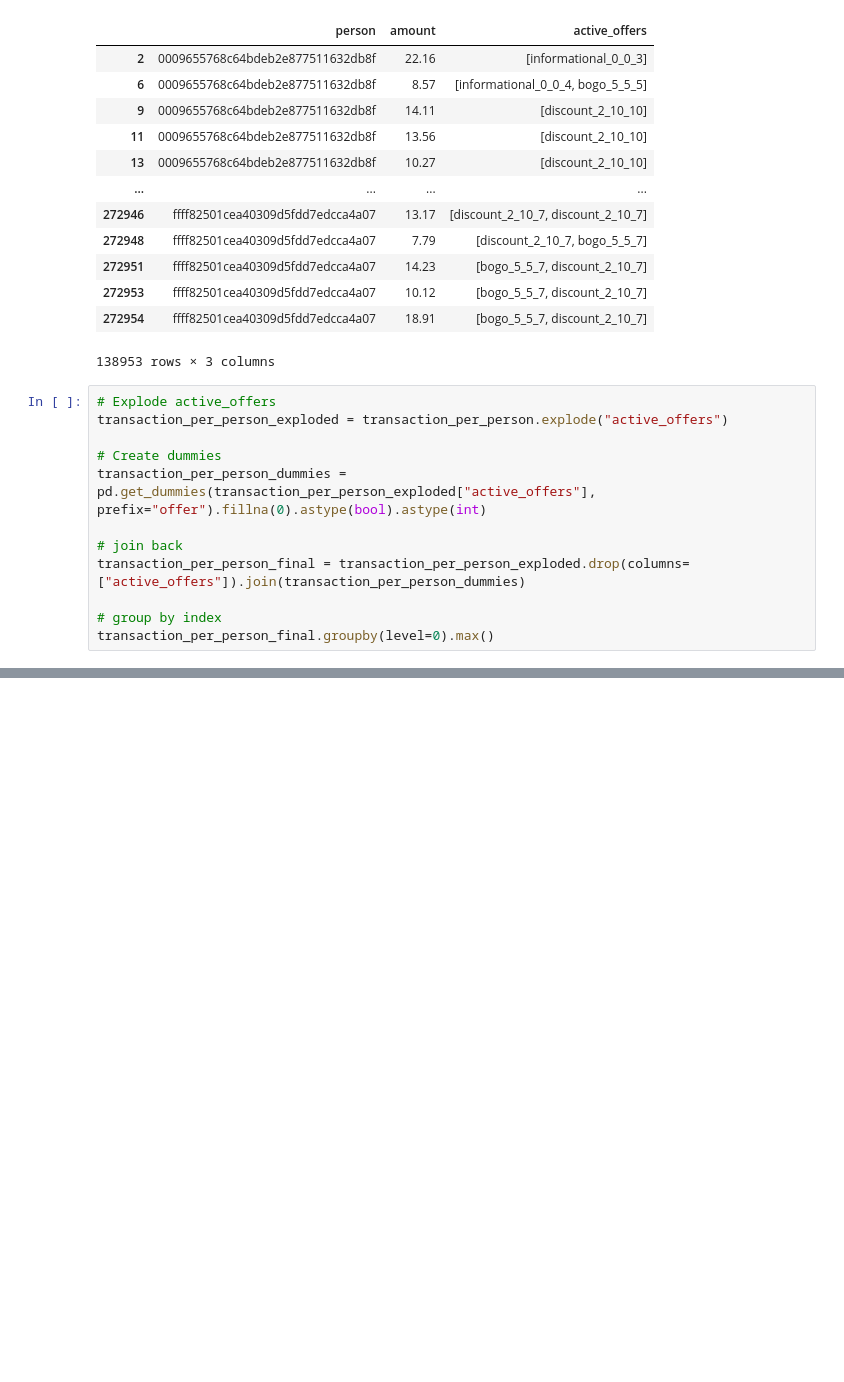
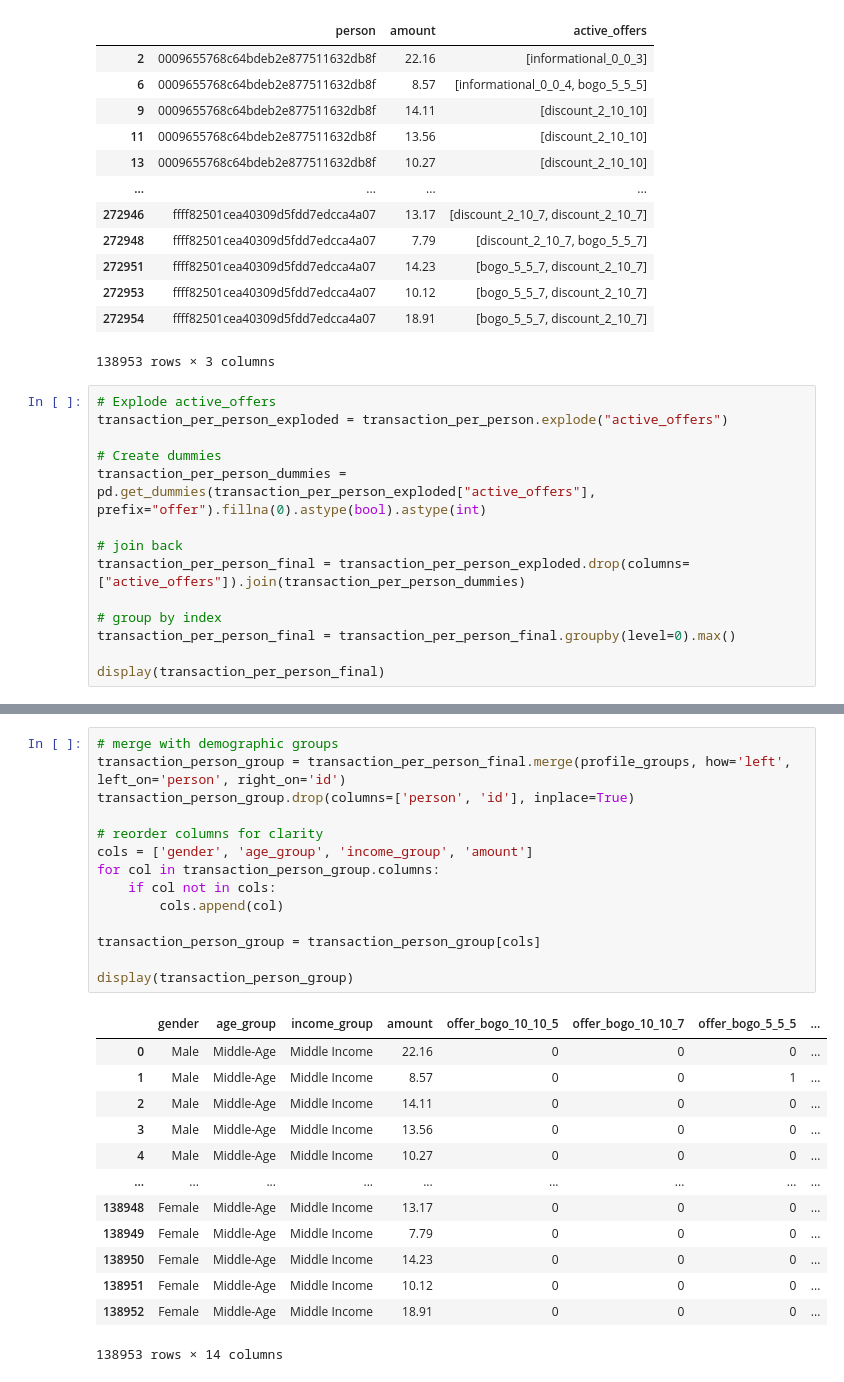
Before and after one commit to atrgz/starbucks_capstone, a Jupyter notebook: Starbucks_Capstone_notebook.ipynb, the cells around one changed output, grey strips where cells are left out. Saved outputs shown, nothing was run; the diff lists cells and outputs as text; blank space fills up the shorter version.

Commit message:
Add demographic groups to dummy matrix

```diff
--- a/Starbucks_Capstone_notebook.ipynb
+++ b/Starbucks_Capstone_notebook.ipynb
@@ -528,4 +548,6 @@ transaction_per_person_dummies = pd.get_dummies(transaction_per_person_exploded[
 transaction_per_person_final = transaction_per_person_exploded.drop(columns=["active_offers"]).join(transaction_per_person_dummies)
 
 # group by index
-transaction_per_person_final.groupby(level=0).max()
+transaction_per_person_final = transaction_per_person_final.groupby(level=0).max()
+
+display(transaction_per_person_final)
@@ -545,0 +554,28 @@ transaction_per_person_final.groupby(level=0).max()
+# %%
+# merge with demographic groups
+transaction_person_group = transaction_per_person_final.merge(profile_groups, how='left', left_on='person', right_on='id')
+transaction_person_group.drop(columns=['person', 'id'], inplace=True)
+
+# reorder columns for clarity
+cols = ['gender', 'age_group', 'income_group', 'amount']
+for col in transaction_person_group.columns:
+    if col not in cols:
+        cols.append(col)
+
+transaction_person_group = transaction_person_group[cols]
+
+display(transaction_person_group)
+# %% [output]
+|  | gender | age_group | income_group | amount | offer_bogo_10_10_5 | offer_bogo_10_10_7 | offer_bogo_5_5_5 | ... |
+| 0 | Male | Middle-Age | Middle Income | 22.16 | 0 | 0 | 0 | ... |
+| 1 | Male | Middle-Age | Middle Income | 8.57 | 0 | 0 | 1 | ... |
+| 2 | Male | Middle-Age | Middle Income | 14.11 | 0 | 0 | 0 | ... |
+| 3 | Male | Middle-Age | Middle Income | 13.56 | 0 | 0 | 0 | ... |
+| 4 | Male | Middle-Age | Middle Income | 10.27 | 0 | 0 | 0 | ... |
+| ... | ... | ... | ... | ... | ... | ... | ... | ... |
+| 138948 | Female | Middle-Age | Middle Income | 13.17 | 0 | 0 | 0 | ... |
+| 138949 | Female | Middle-Age | Middle Income | 7.79 | 0 | 0 | 0 | ... |
+| 138950 | Female | Middle-Age | Middle Income | 14.23 | 0 | 0 | 0 | ... |
+| 138951 | Female | Middle-Age | Middle Income | 10.12 | 0 | 0 | 0 | ... |
+| 138952 | Female | Middle-Age | Middle Income | 18.91 | 0 | 0 | 0 | ... |
+138953 rows × 14 columns
```
Also changed, not shown: parts of 4 cells of this notebook.
